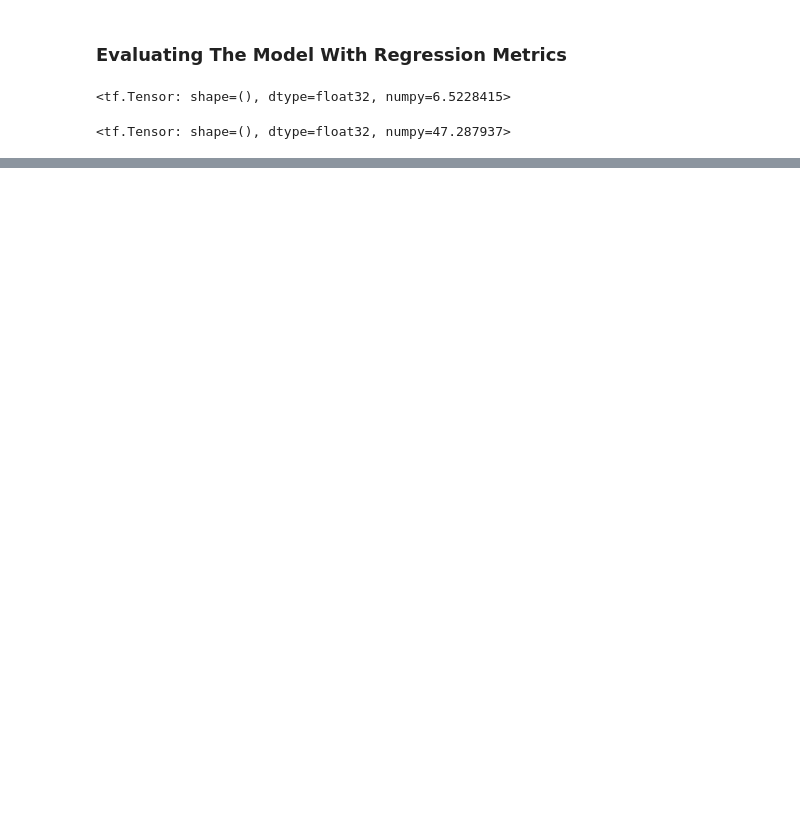
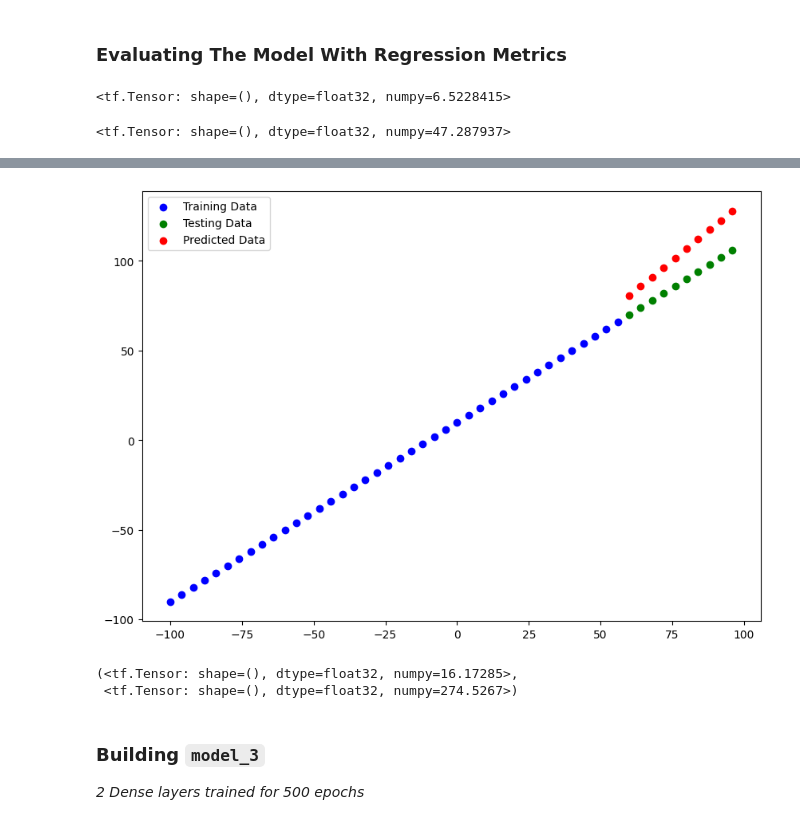
Before and after one commit to kshipra-jadav/ZTM-DeepLearning, a Jupyter notebook: Neural Network Regression/neural_network_regression_with_tf.ipynb, the cells around one changed output, grey strips where cells are left out. Cells and saved outputs as stored; diff of their text form; code cells hidden in the pictures; blank space fills up the shorter version.

```diff
--- a/Neural Network Regression/neural_network_regression_with_tf.ipynb
+++ b/Neural Network Regression/neural_network_regression_with_tf.ipynb
@@ -353,0 +427,13 @@ mse
+# %%
+model_2 = tf.keras.Sequential([
+  tf.keras.layers.Dense(10),
+  tf.keras.layers.Dense(1)
+])
+
+model_2.compile(
+  optimizer=tf.keras.optimizers.SGD(),
+  loss=tf.keras.losses.mae,
+  metrics=["mse"]
+)
+
+model_2.fit(tf.expand_dims(X_train, axis=-1), y_train, epochs=100)
@@ -353,0 +459,5 @@ mse
+# %%
+y_preds_2 = model_2.predict(X_test)
+
+plot_predictions(predictions=y_preds_2)
+# %% [output]
@@ -353,0 +465,13 @@ mse
+[figure, added]
+# %%
+(
+  tf.keras.metrics.mae(y_test, tf.squeeze(y_preds_2)),
+  tf.keras.metrics.mse(y_test, tf.squeeze(y_preds_2))
+)
+# %% [output]
+(<tf.Tensor: shape=(), dtype=float32, numpy=16.17285>,
+ <tf.Tensor: shape=(), dtype=float32, numpy=274.5267>)
+# %% [markdown]
+### **Building `model_3`**
+
+_2 Dense layers trained for 500 epochs_
```
Also changed, not shown: parts of 18 cells of this notebook, 1 other file.
